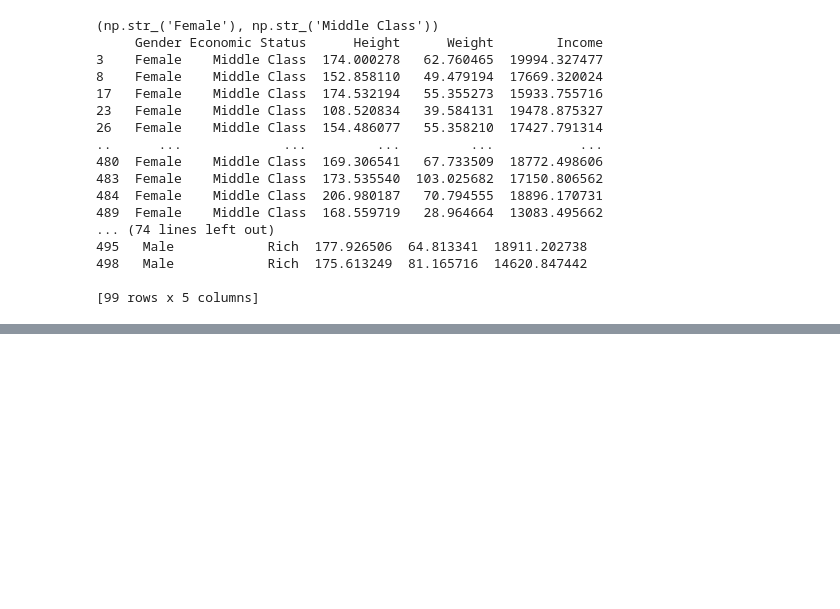
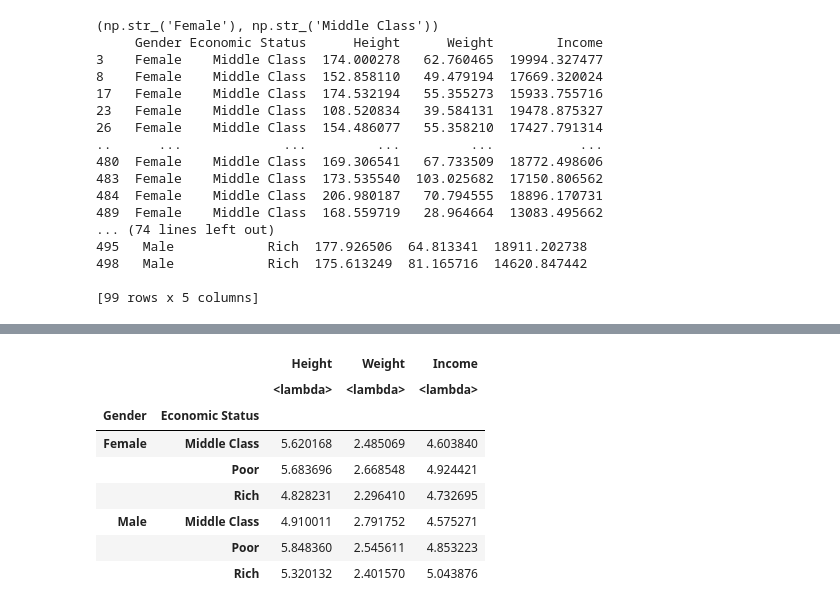
Before and after one commit to cdgutierrez456/data-science-course-gabriel-gomila, a Jupyter notebook: T2 - 3 - Data Cleaning - Agrupacion de datos.ipynb, the cells around one changed output, grey strips where cells are left out. Saved outputs shown, nothing was run; the diff lists cells and outputs as text; code cells hidden in the pictures; blank space fills up the shorter version.

```diff
--- a/T2 - 3 - Data Cleaning - Agrupacion de datos.ipynb
+++ b/T2 - 3 - Data Cleaning - Agrupacion de datos.ipynb
@@ -144,0 +249,12 @@ for names, groups in double_group:
+# %%
+double_group.aggregate([lambda x: np.mean(x) / np.std(x)])
+# %% [output]
+|  |  | Height | Weight | Income |
+|  |  | <lambda> | <lambda> | <lambda> |
+| Gender | Economic Status |  |  |  |
+| Female | Middle Class | 5.620168 | 2.485069 | 4.603840 |
+|  | Poor | 5.683696 | 2.668548 | 4.924421 |
+|  | Rich | 4.828231 | 2.296410 | 4.732695 |
+| Male | Middle Class | 4.910011 | 2.791752 | 4.575271 |
+|  | Poor | 5.848360 | 2.545611 | 4.853223 |
+|  | Rich | 5.320132 | 2.401570 | 5.043876 |
```
Also changed, not shown: parts of 10 cells of this notebook.
